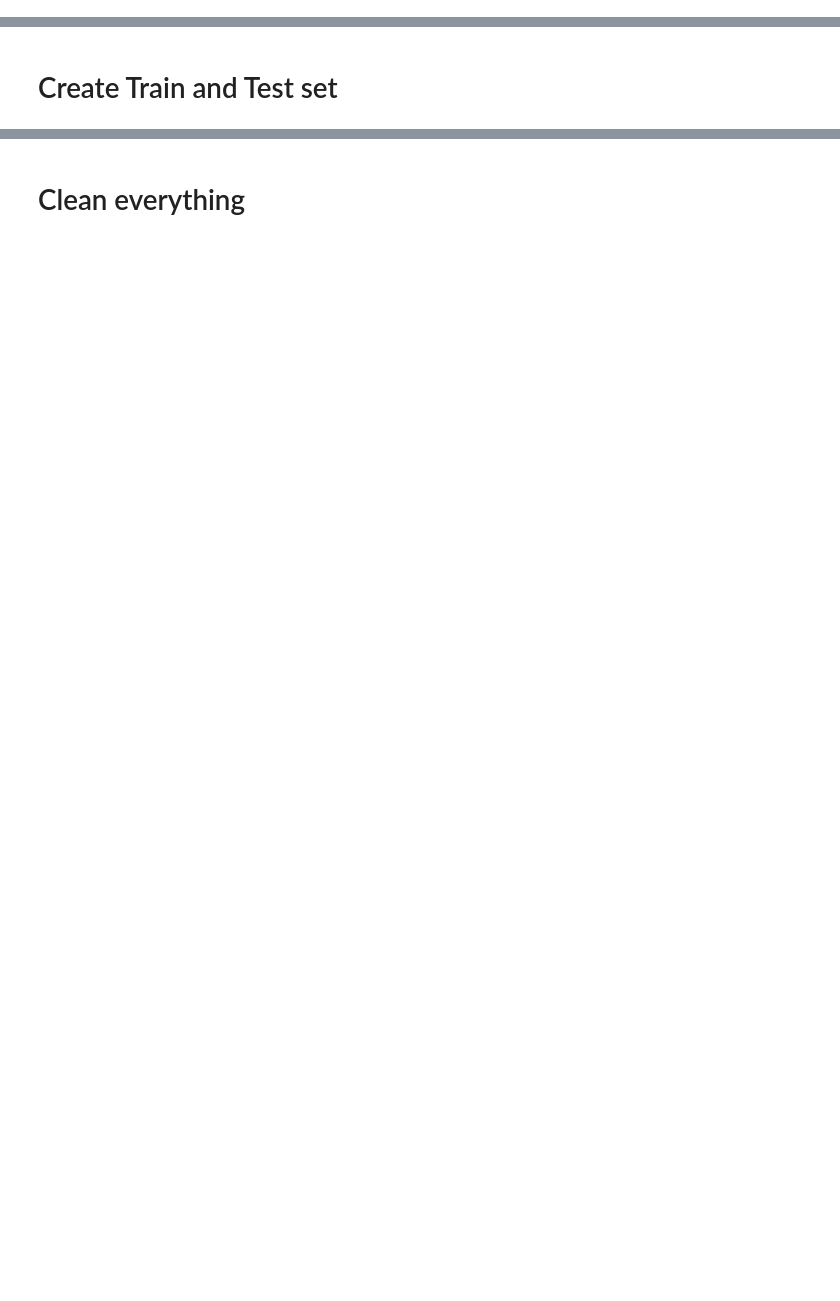
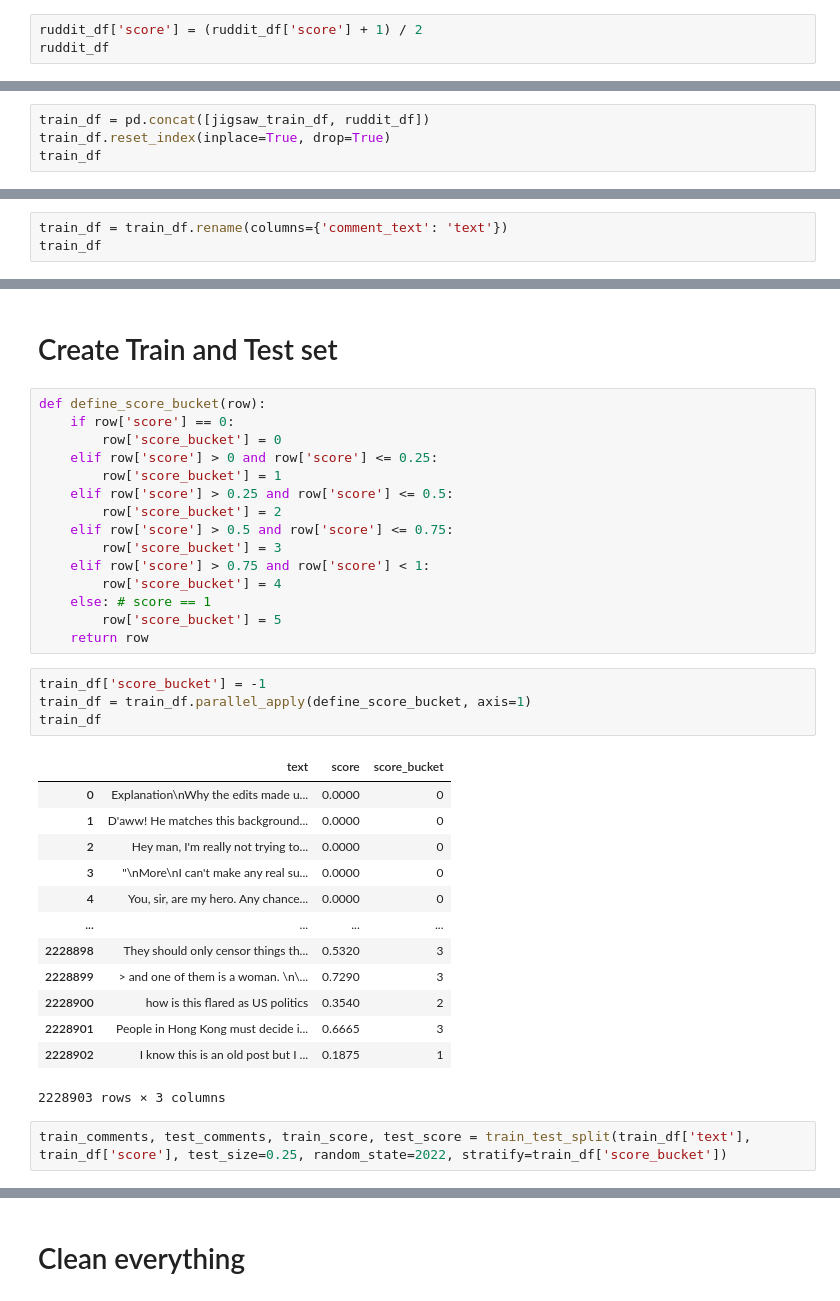
Before and after one commit to MonideepDe/Jigsaw-Severity-2021, a Jupyter notebook: notebooks/data_processing.ipynb, the cells around one changed output, grey strips where cells are left out. Cells and saved outputs as stored; diff of their text form; blank space fills up the shorter version.

```diff
--- a/notebooks/data_processing.ipynb
+++ b/notebooks/data_processing.ipynb
@@ -334,0 +381,3 @@ jigsaw_train_df
+# %%
+ruddit_df['score'] = (ruddit_df['score'] + 1) / 2
+ruddit_df
@@ -334,0 +412,4 @@ jigsaw_train_df
+# %%
+train_df = pd.concat([jigsaw_train_df, ruddit_df])
+train_df.reset_index(inplace=True, drop=True)
+train_df
@@ -334,0 +432,3 @@ jigsaw_train_df
+# %%
+train_df = train_df.rename(columns={'comment_text': 'text'})
+train_df
@@ -335,2 +449,37 @@ jigsaw_train_df
 # %% [markdown]
 # Create Train and Test set
+# %%
+def define_score_bucket(row):
+    if row['score'] == 0:
+        row['score_bucket'] = 0
+    elif row['score'] > 0 and row['score'] <= 0.25:
+        row['score_bucket'] = 1
+    elif row['score'] > 0.25 and row['score'] <= 0.5:
+        row['score_bucket'] = 2
+    elif row['score'] > 0.5 and row['score'] <= 0.75:
+        row['score_bucket'] = 3
+    elif row['score'] > 0.75 and row['score'] < 1:
+        row['score_bucket'] = 4
+    else: # score == 1
+        row['score_bucket'] = 5
+    return row
+# %%
+train_df['score_bucket'] = -1
+train_df = train_df.parallel_apply(define_score_bucket, axis=1)
+train_df
+# %% [output]
+|  | text | score | score_bucket |
+| 0 | Explanation\nWhy the edits made u... | 0.0000 | 0 |
+| 1 | D'aww! He matches this background... | 0.0000 | 0 |
+| 2 | Hey man, I'm really not trying to... | 0.0000 | 0 |
+| 3 | "\nMore\nI can't make any real su... | 0.0000 | 0 |
+| 4 | You, sir, are my hero. Any chance... | 0.0000 | 0 |
+| ... | ... | ... | ... |
+| 2228898 | They should only censor things th... | 0.5320 | 3 |
+| 2228899 | > and one of them is a woman. \n\... | 0.7290 | 3 |
+| 2228900 | how is this flared as US politics | 0.3540 | 2 |
+| 2228901 | People in Hong Kong must decide i... | 0.6665 | 3 |
+| 2228902 | I know this is an old post but I ... | 0.1875 | 1 |
+2228903 rows × 3 columns
+# %%
+train_comments, test_comments, train_score, test_score = train_test_split(train_df['text'], train_df['score'], test_size=0.25, random_state=2022, stratify=train_df['score_bucket'])
```
Also changed, not shown: parts of 29 cells of this notebook, 11 other files.
